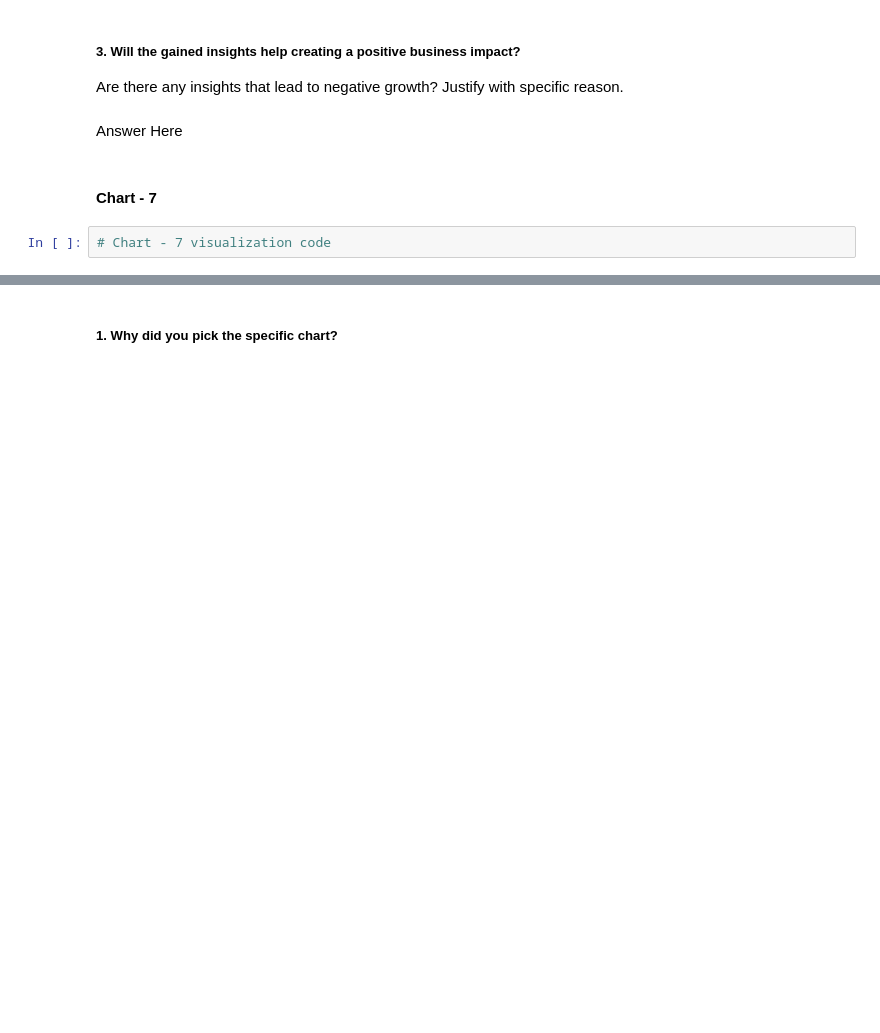
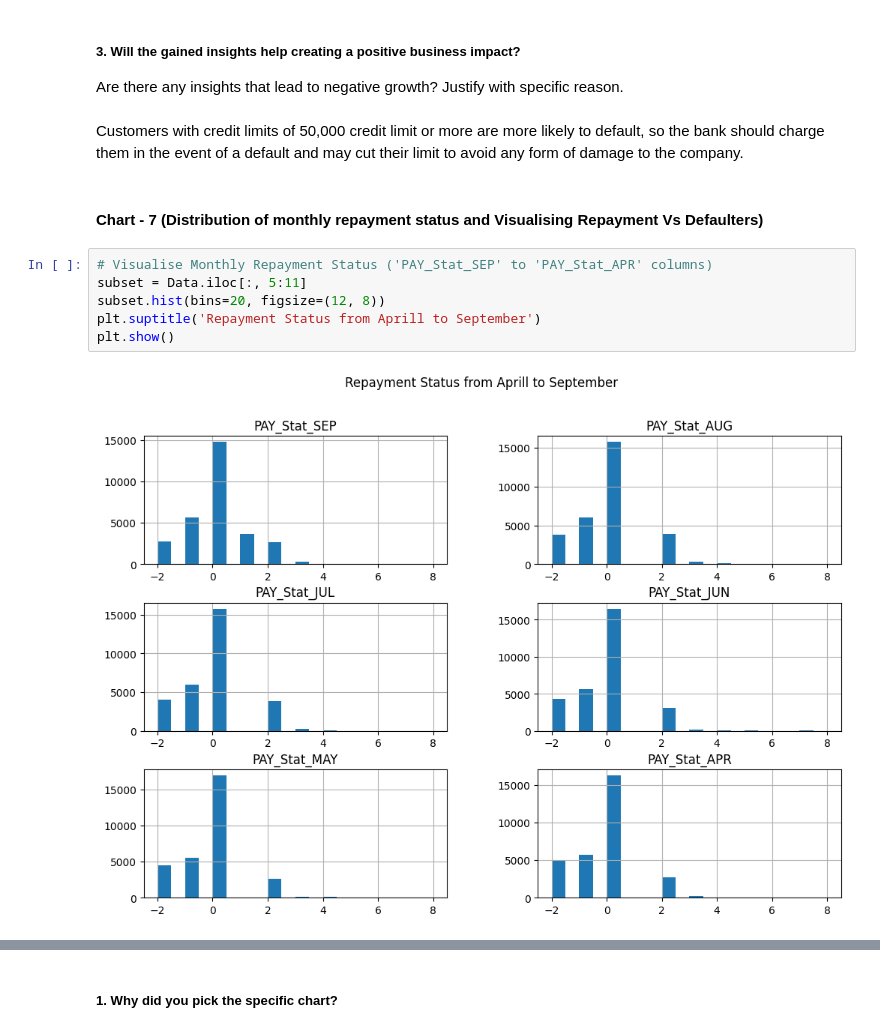
Before and after one commit to akshat0522/Credit-Card-Default-Prediction-Project, a Jupyter notebook: Credit_Card_Default_Prediction.ipynb, the cells around one changed output, grey strips where cells are left out. Drawn from its saved outputs; the diff is of its cells as text; blank space fills up the shorter version.

```diff
--- a/Credit_Card_Default_Prediction.ipynb
+++ b/Credit_Card_Default_Prediction.ipynb
@@ -593,9 +593,15 @@ Answer Here
 # %% [markdown]
 ##### 3. Will the gained insights help creating a positive business impact?
 Are there any insights that lead to negative growth? Justify with specific reason.
-# %% [markdown]
-Answer Here
-# %% [markdown]
-#### Chart - 7
-# %%
-# Chart - 7 visualization code
+# %% [markdown]
+Customers with credit limits of 50,000 credit limit or more are more likely to default, so the bank should charge them in the event of a default and may cut their limit to avoid any form of damage to the company.
+# %% [markdown]
+#### Chart - 7 (Distribution of monthly repayment status and Visualising Repayment Vs Defaulters)
+# %%
+# Visualise Monthly Repayment Status ('PAY_Stat_SEP' to 'PAY_Stat_APR' columns)
+subset = Data.iloc[:, 5:11]
+subset.hist(bins=20, figsize=(12, 8))
+plt.suptitle('Repayment Status from Aprill to September')
+plt.show()
+# %% [output]
+[figure, added]
```
Also changed, not shown: parts of 29 cells of this notebook.
